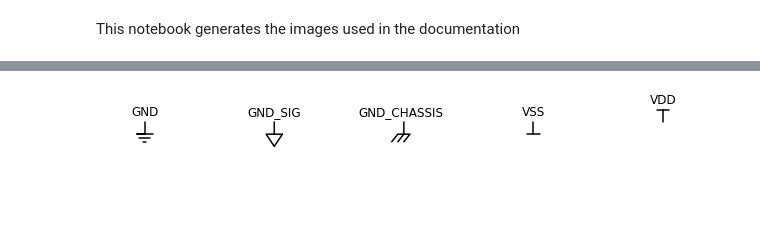
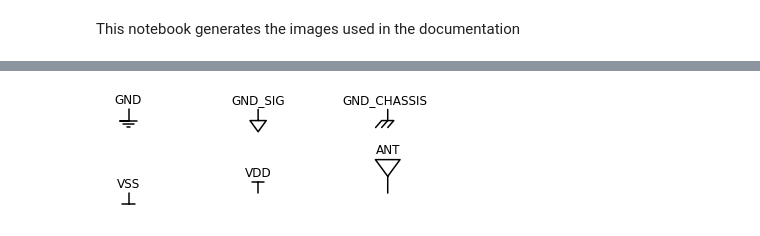
Before and after one commit to cdelker/schemdraw, a Jupyter notebook: docs/img/doc_images.ipynb, the cells around one changed output, grey strips where cells are left out. Drawn from its saved outputs; the diff is of its cells as text; code cells hidden in the pictures; blank space fills up the shorter version.

```diff
--- a/docs/img/doc_images.ipynb
+++ b/docs/img/doc_images.ipynb
@@ -81,14 +81,15 @@ drawElements(meters, n=3, dy=2.2, fname='meters.svg', d='left', lblofst=.4)
 # %%
 grounds = [
 e.GND,
 e.GND_SIG,
 e.GND_CHASSIS,
 e.VSS,
-e.VDD
+e.VDD,
+e.ANT,
 ]
-drawElements(grounds, fname='grounds.svg')
+drawElements(grounds, n=3, dy=3, fname='grounds.svg')
 # %% [output]
-[figure, old version]
+[figure, new version]
 # %%
 switches =[
 e.SWITCH_SPST,
```
Also changed, not shown: parts of 28 cells of this notebook, 57 other files.
